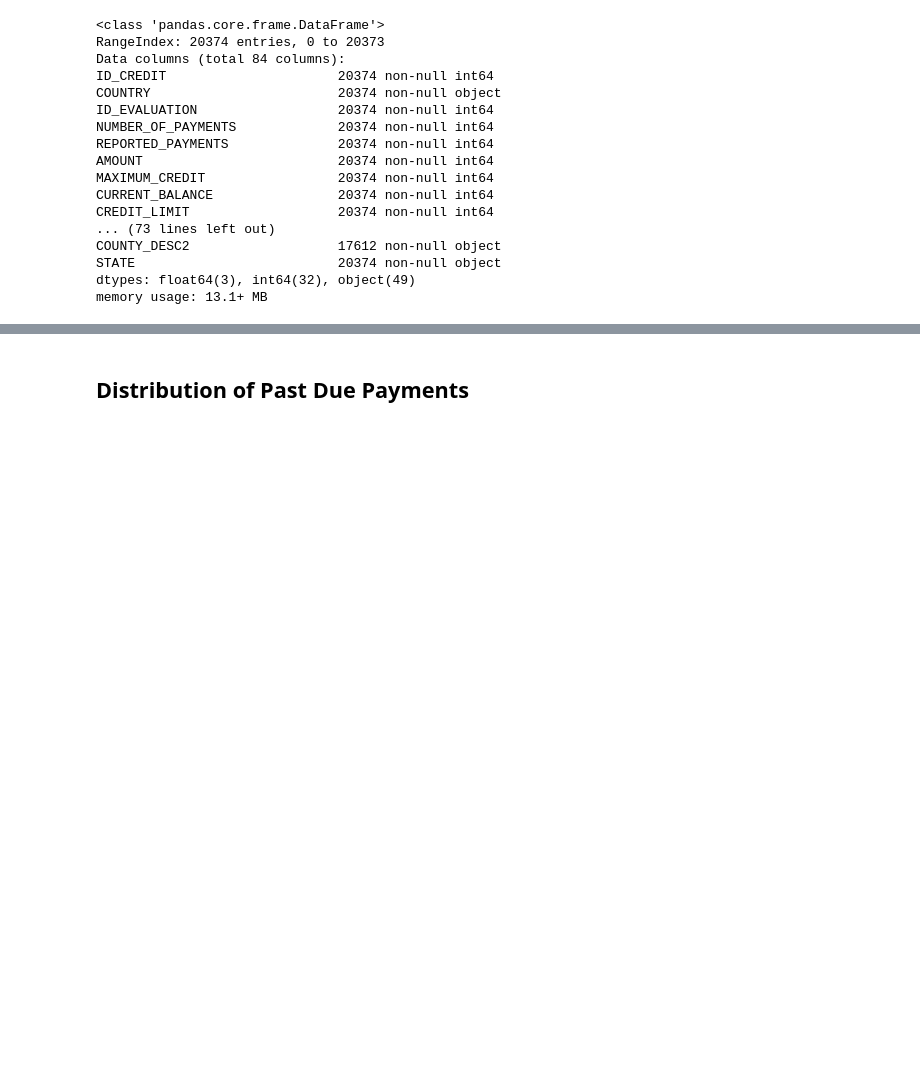
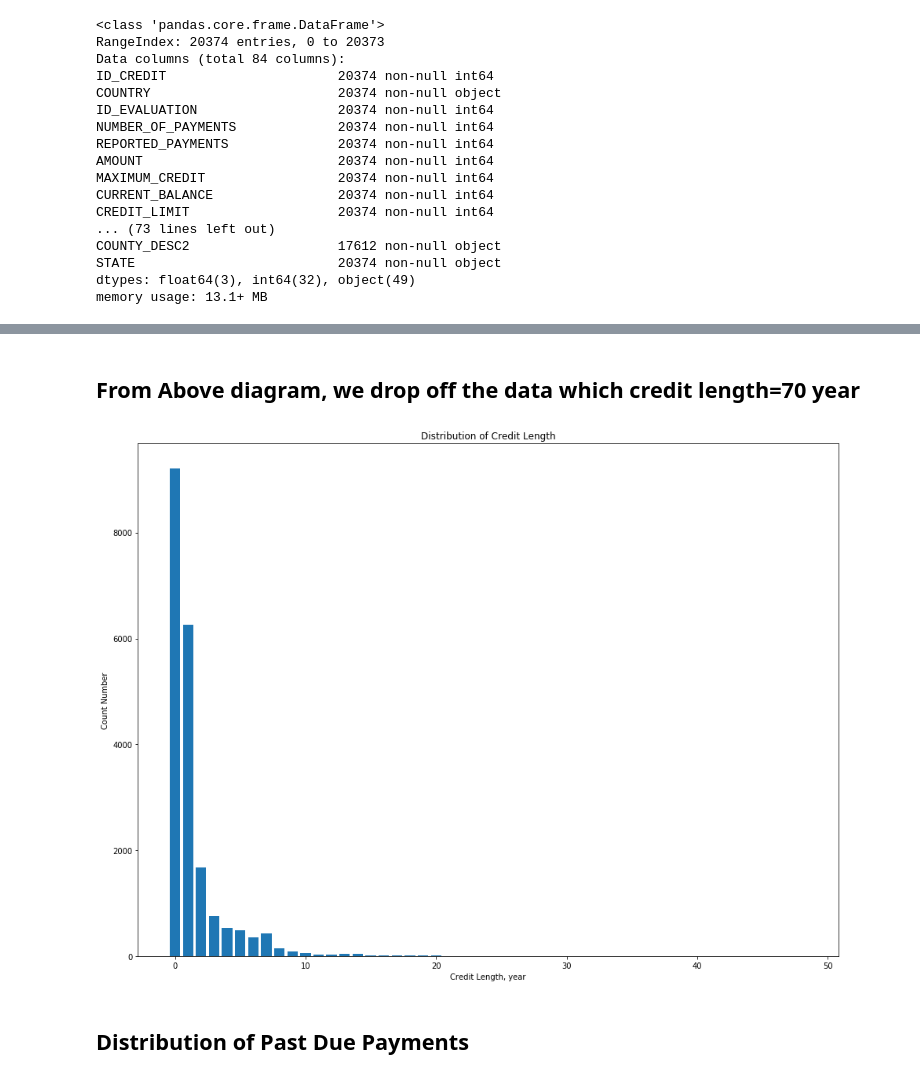
Before and after one commit to danaoke/Bank1, a Jupyter notebook: Data_process.ipynb, the cells around one changed output, grey strips where cells are left out. Drawn from its saved outputs; the diff is of its cells as text; code cells hidden in the pictures; blank space fills up the shorter version.

```diff
--- a/Data_process.ipynb
+++ b/Data_process.ipynb
@@ -30,0 +98,10 @@ memory usage: 13.1+ MB
+# %%
+data_process['CREDIT_OPEN_DATE']=data_person.CREDIT_OPEN_DATE
+data_process['DATE_CREDIT_UPDATE']=data_person.DATE_CREDIT_UPDATE
+# Datetime formate
+date_cols = [col for col in data_process.columns if 'DATE' in col]
+data_process[date_cols] = pd.to_datetime(data_process[date_cols].stack(),format="%d%b%Y:%H:%M:%S").unstack()
+# calculate Length of Credit
+creditlength=round((data_process.DATE_CREDIT_UPDATE-data_process.CREDIT_OPEN_DATE)/np.timedelta64(1, 'Y'))
+data_process['Credit_Length']=creditlength
+data_process
@@ -31,3 +149,17 @@ memory usage: 13.1+ MB
+# %% [markdown]
+## From Above diagram, we drop off the data which credit length=70 year
+# %%
+data_process=data_process[data_process.Credit_Length != 70]
+# %%
+# Plot histogram of Delay times
+fig, ax = plt.subplots(figsize=(16, 12))
+ax.bar(data_process.groupby('Credit_Length')['Fraud'].count().index,data_process.groupby('Credit_Length')['Fraud'].count())
+ax.set_ylabel('Count Number')
+ax.set_xlabel('Credit Length, year')
+ax.set_title('Distribution of Credit Length')
+plt.show()
+# %% [output]
+[figure, added]
 # %% [markdown]
 ## Distribution of Past Due Payments
 # %%
```
Also changed, not shown: parts of 39 cells of this notebook.
